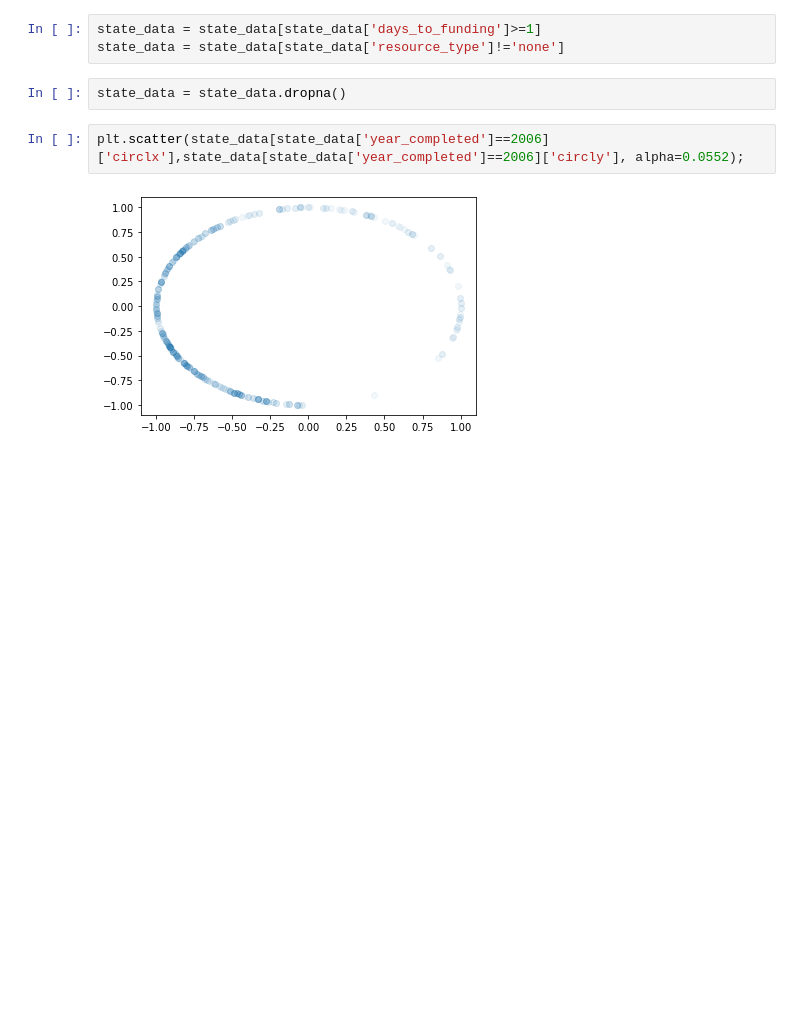
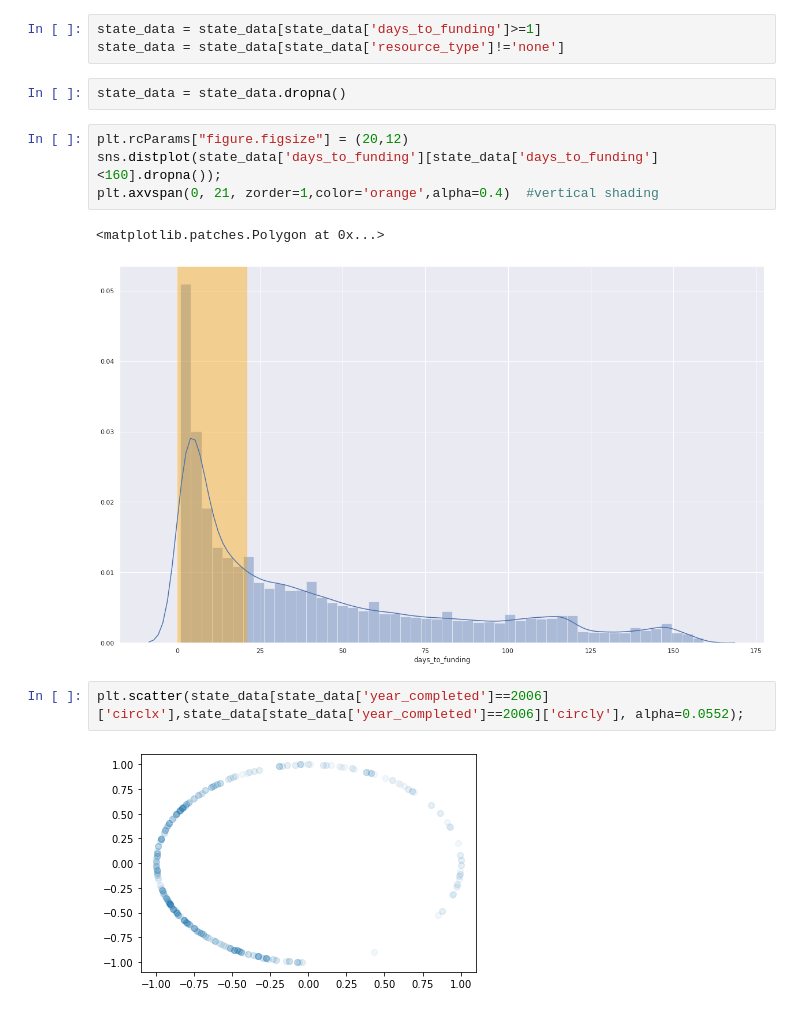
Before and after one commit to russell-ligon/DonorBooster, a Jupyter notebook: testscripts/DC_timeLogistic.ipynb, the cells around one changed output. Drawn from its saved outputs; the diff is of its cells as text; blank space fills up the shorter version.

```diff
--- a/testscripts/DC_timeLogistic.ipynb
+++ b/testscripts/DC_timeLogistic.ipynb
@@ -225,6 +225,13 @@ state_data = state_data[state_data['days_to_funding']>=1]
 state_data = state_data[state_data['resource_type']!='none']
 # %%
 state_data = state_data.dropna()
+# %%
+plt.rcParams["figure.figsize"] = (20,12)
+sns.distplot(state_data['days_to_funding'][state_data['days_to_funding']<160].dropna());
+plt.axvspan(0, 21, zorder=1,color='orange',alpha=0.4)  #vertical shading
+# %% [output]
+<matplotlib.patches.Polygon at 0x...>
+[figure, added]
 # %%
 plt.scatter(state_data[state_data['year_completed']==2006]['circlx'],state_data[state_data['year_completed']==2006]['circly'], alpha=0.0552);
 # %% [output]
```
Also changed, not shown: parts of 68 cells of this notebook, 5 other files.
